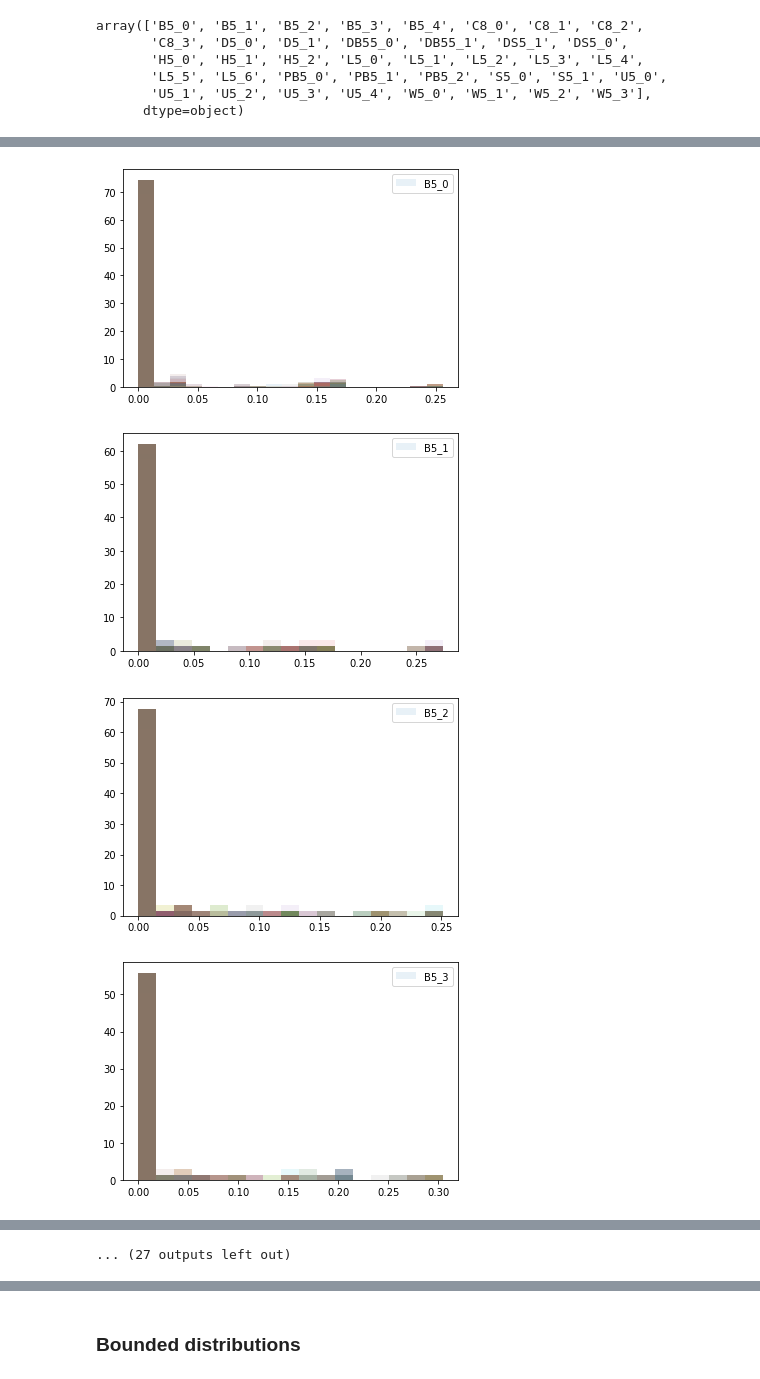
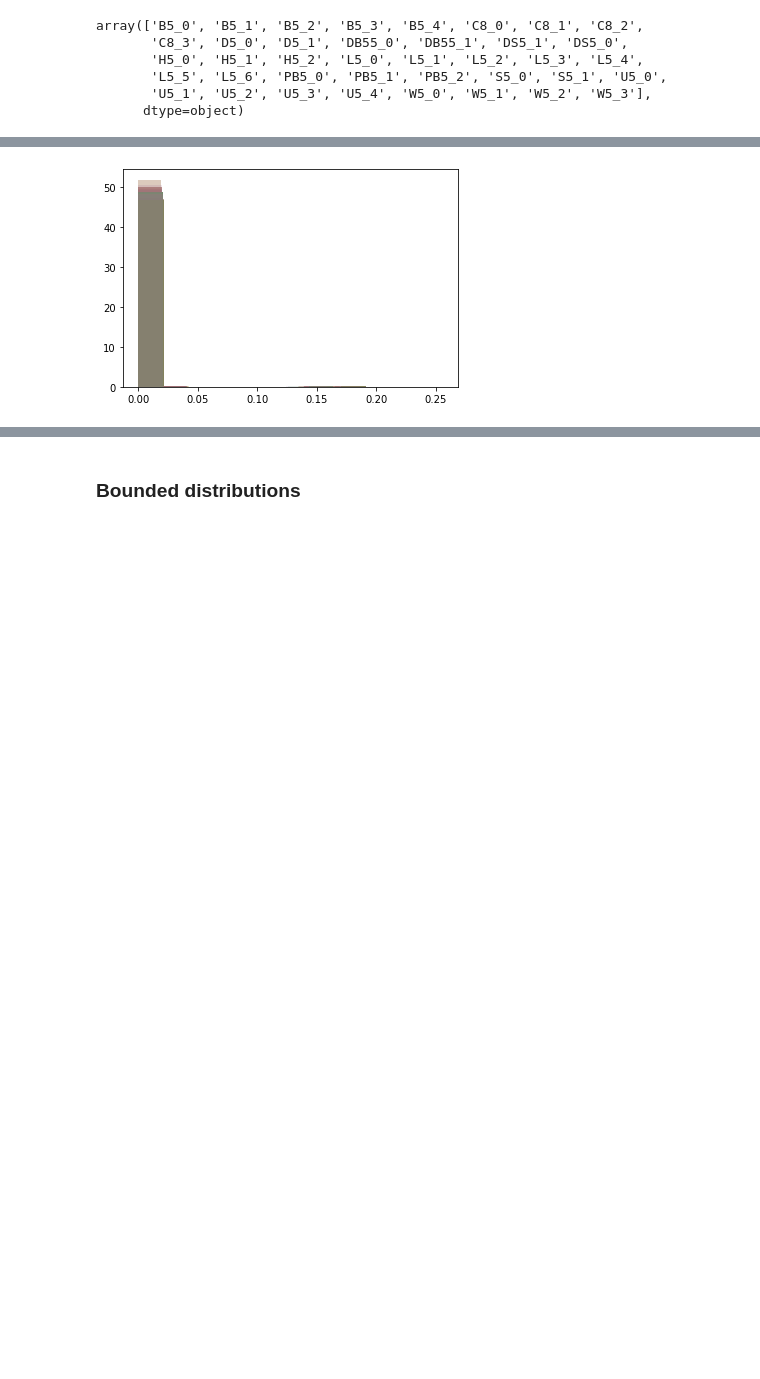
Before and after one commit to sheilafarrahi/thesis, a Jupyter notebook: method_of_moments.ipynb, the cells around one changed output, grey strips where cells are left out. Cells and saved outputs as stored; diff of their text form; code cells hidden in the pictures; blank space fills up the shorter version.

```diff
--- a/method_of_moments.ipynb
+++ b/method_of_moments.ipynb
@@ -49,14 +65,17 @@ data.head()
+# %%
+data = df.loc[df['label']=='B5_0']
 # %%
 labels = data['label'].unique()
+
 for i in labels:
-    x = data.loc[data['label'] == i]
-    x = x.iloc[:,:-1]
     fig, ax = plt.subplots()
-    plt.hist(x, density=True, histtype='stepfilled', bins='auto', label=i, alpha=0.1)
-    plt.legend()
+    sample = data.loc[data['label'] == i]
+
+    for index, row in sample.iterrows():
+        x = row[:-1]
+        plt.hist(x, density=True, histtype='stepfilled', bins='auto', alpha=0.1)
+
+    #plt.legend()
     plt.show()
 # %% [output]
-[figure, old version]
+[figure, new version]
-[figure, removed]
-[figure, removed]
-[figure, removed]
@@ -71 +81,0 @@ for i in labels:
-... (27 outputs left out)
```
Also changed, not shown: parts of 17 cells of this notebook, 4 other files.
